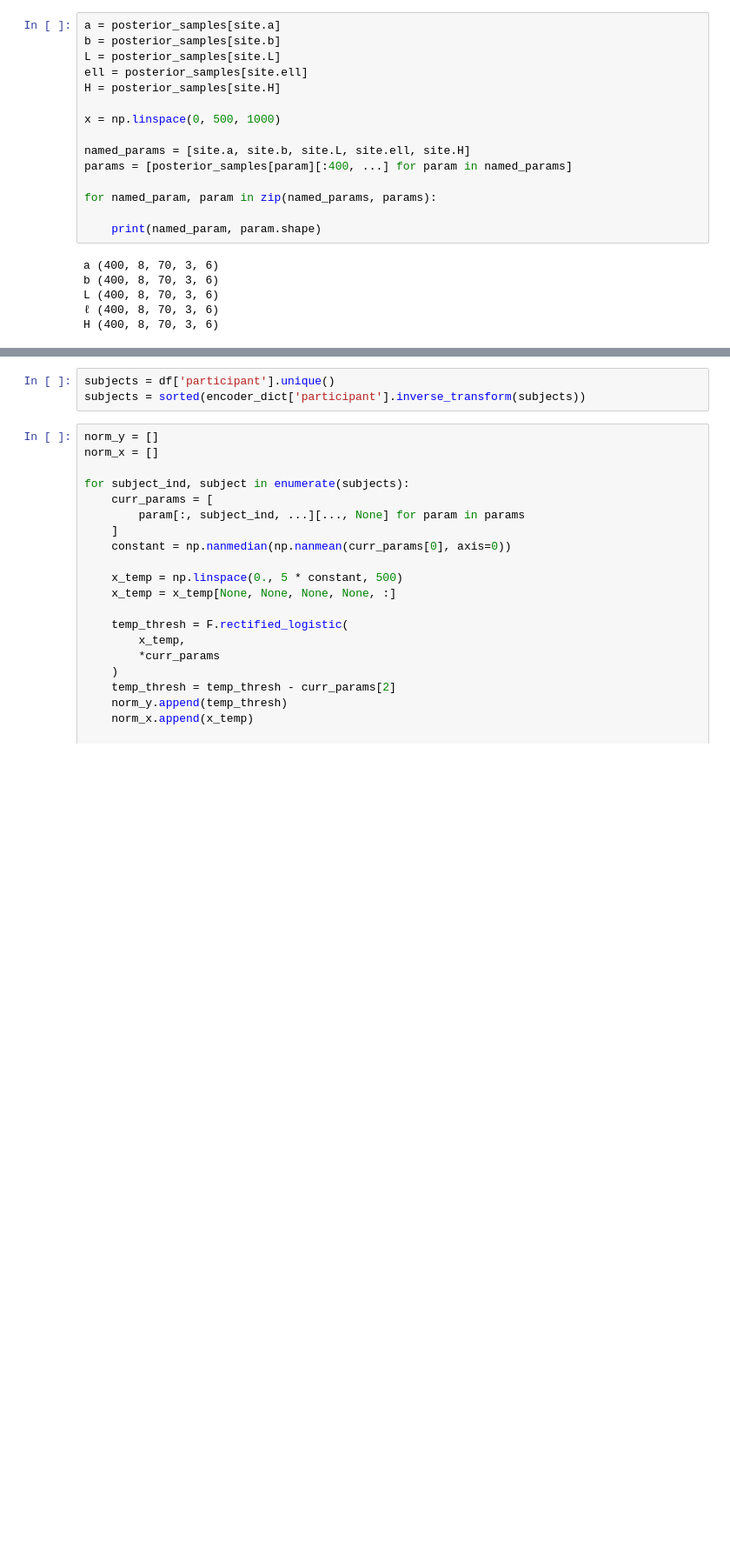
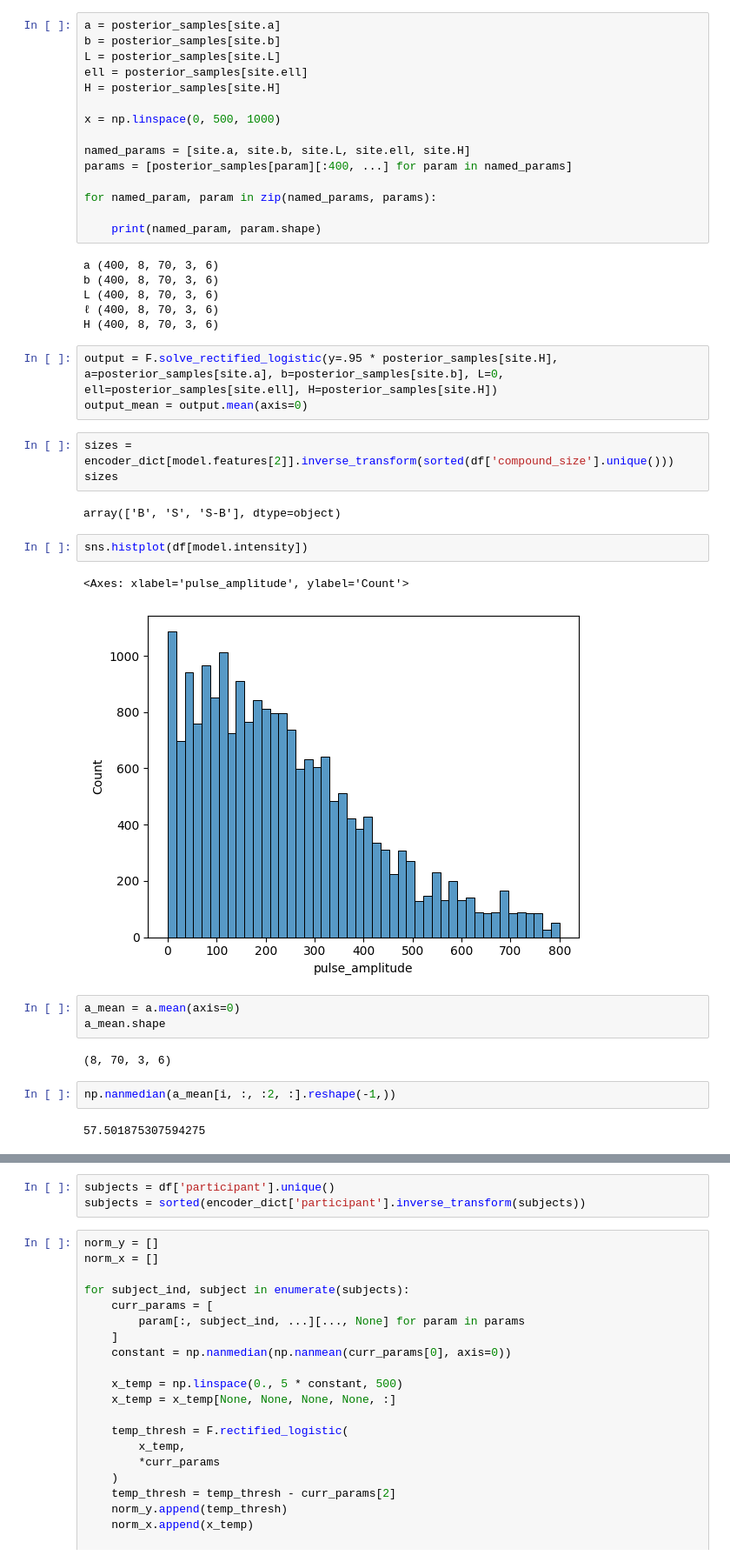
Before and after one commit to hbmep/rat-mapping, a Jupyter notebook: notebooks/C_SMA_LAR/processed_selectivity.ipynb, the cells around one changed output, grey strips where cells are left out. Shown at 87% size. Drawn from its saved outputs; the diff is of its cells as text; blank space fills up the shorter version.

```diff
--- a/notebooks/C_SMA_LAR/processed_selectivity.ipynb
+++ b/notebooks/C_SMA_LAR/processed_selectivity.ipynb
@@ -51,3 +51,25 @@ b (400, 8, 70, 3, 6)
 L (400, 8, 70, 3, 6)
 ℓ (400, 8, 70, 3, 6)
 H (400, 8, 70, 3, 6)
+# %%
+output = F.solve_rectified_logistic(y=.95 * posterior_samples[site.H], a=posterior_samples[site.a], b=posterior_samples[site.b], L=0, ell=posterior_samples[site.ell], H=posterior_samples[site.H])
+output_mean = output.mean(axis=0)
+# %%
+sizes = encoder_dict[model.features[2]].inverse_transform(sorted(df['compound_size'].unique()))
+sizes
+# %% [output]
+array(['B', 'S', 'S-B'], dtype=object)
+# %%
+sns.histplot(df[model.intensity])
+# %% [output]
+<Axes: xlabel='pulse_amplitude', ylabel='Count'>
+[figure, added]
+# %%
+a_mean = a.mean(axis=0)
+a_mean.shape
+# %% [output]
+(8, 70, 3, 6)
+# %%
+np.nanmedian(a_mean[i, :, :2, :].reshape(-1,))
+# %% [output]
+57.501875307594275
```
Also changed, not shown: parts of 3 cells of this notebook, 3 other files.
